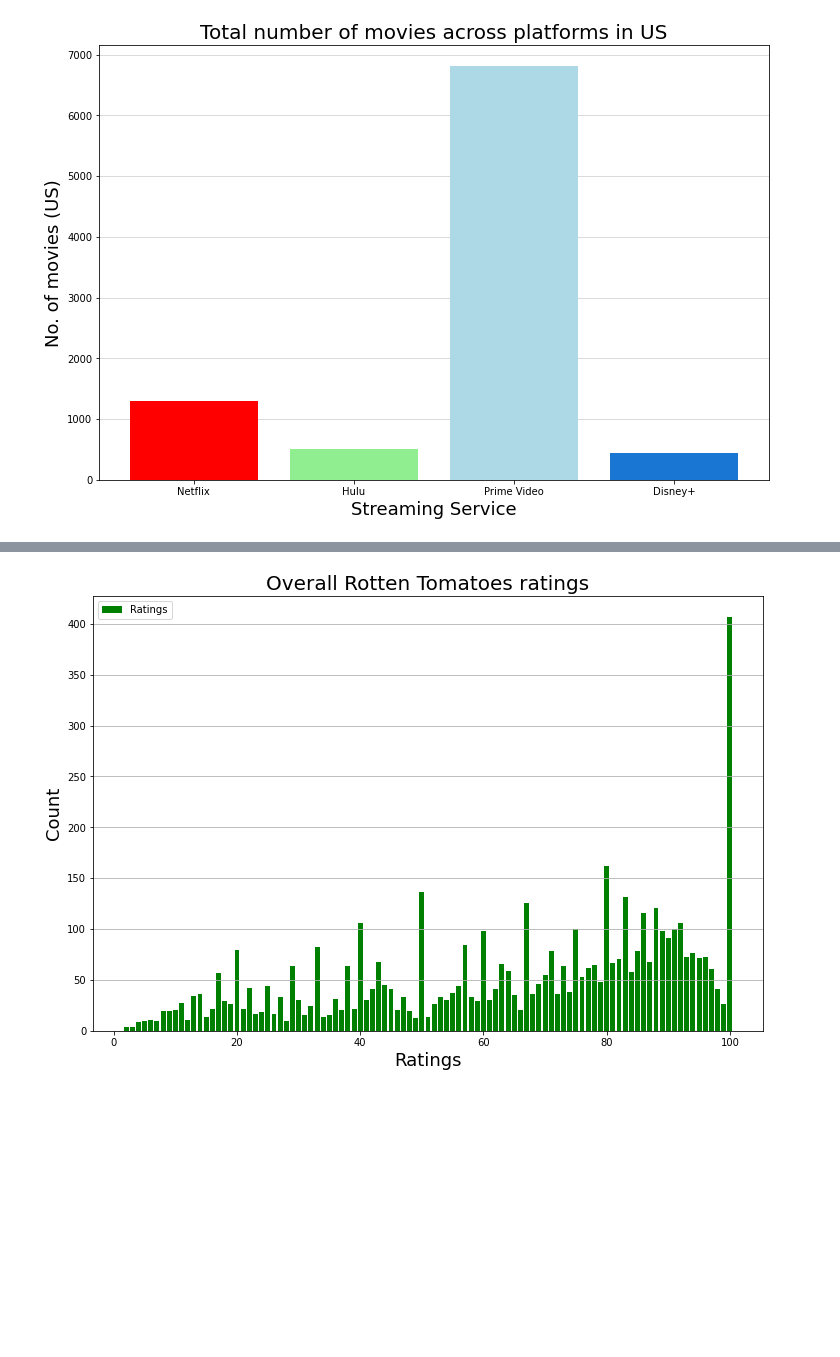
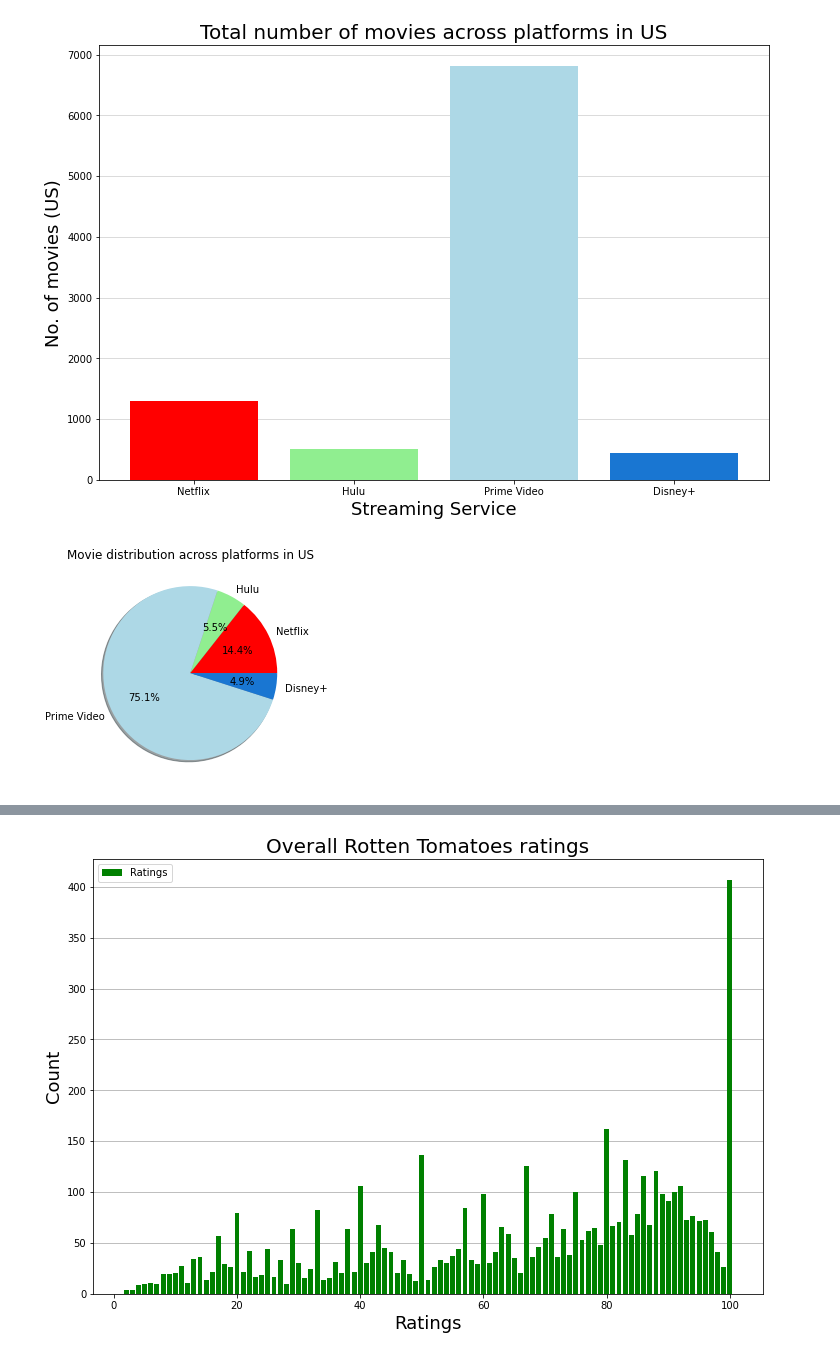
Before and after one commit to jacance/streaming-service-analysis, a Jupyter notebook: huluprimeflix_tara.ipynb, the cells around one changed output, grey strips where cells are left out. Drawn from its saved outputs; the diff is of its cells as text; code cells hidden in the pictures; blank space fills up the shorter version.

Commit message:
added total movies distribution pie chart

```diff
--- a/huluprimeflix_tara.ipynb
+++ b/huluprimeflix_tara.ipynb
@@ -591,6 +591,14 @@ plt.ylabel("No. of movies (US)", fontsize=18)
 plt.show()
 # %% [output]
 [figure]
+# %%
+plt.pie(USmovies_count['No. of movies (US)'], labels=streaming_services,
+        colors=["red", "lightgreen", "lightblue", "#1976d2"], shadow=True, autopct="%1.1f%%")
+
+plt.title("Movie distribution across platforms in US")
+plt.show()
+# %% [output]
+[figure, added]
 # %%
 #Analysing no. of movies in each streaming service for their Rotten Tomotaes scoring
 
```
Also changed, not shown: parts of 18 cells of this notebook, 1 other file.
